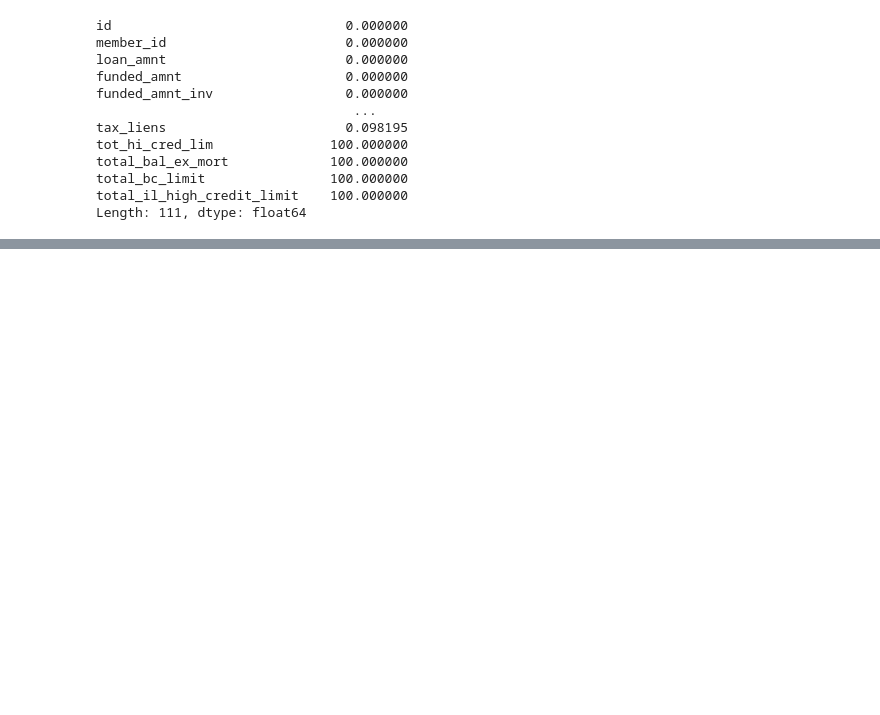
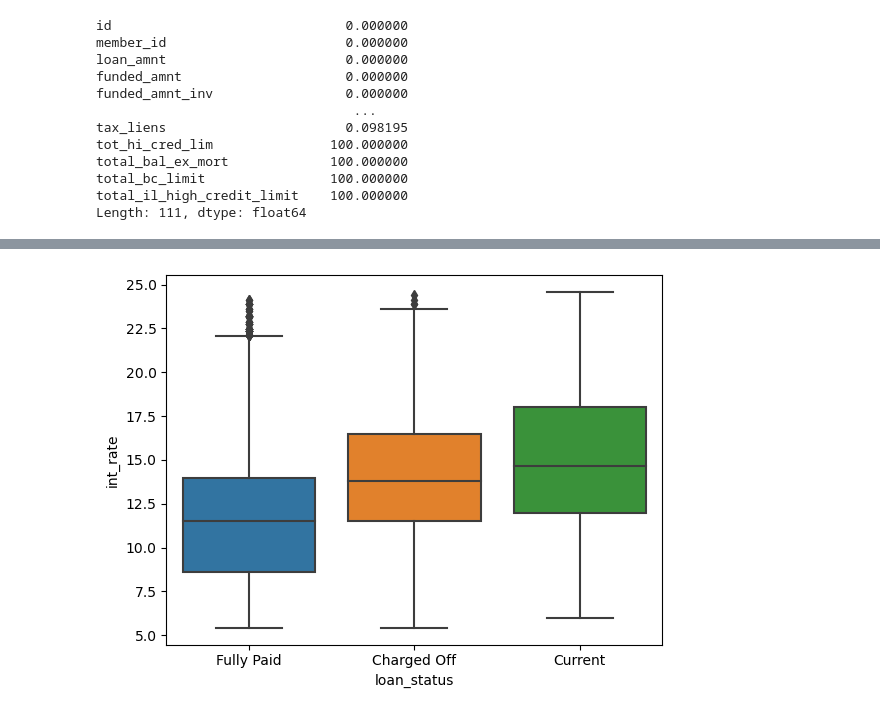
Before and after one commit to lSaurabhNayakl/LendingClubCaseStudy, a Jupyter notebook: Lending_Club_Case_Study.ipynb, the cells around one changed output, grey strips where cells are left out. Cells and saved outputs as stored; diff of their text form; code cells hidden in the pictures; blank space fills up the shorter version.

```diff
--- a/Lending_Club_Case_Study.ipynb
+++ b/Lending_Club_Case_Study.ipynb
@@ -79,0 +197,8 @@ memory usage: 16.4+ MB
+# %%
+bv_cols = ["dti","loan_amnt","term","int_rate", "installment","annual_inc","open_acc","pub_rec","total_acc","acc_now_delinq"]
+
+
+sns.boxplot(x=df["loan_status"], y=df["int_rate"])
+plt.show()
+# %% [output]
+[figure, added]
```
Also changed, not shown: parts of 19 cells of this notebook.
